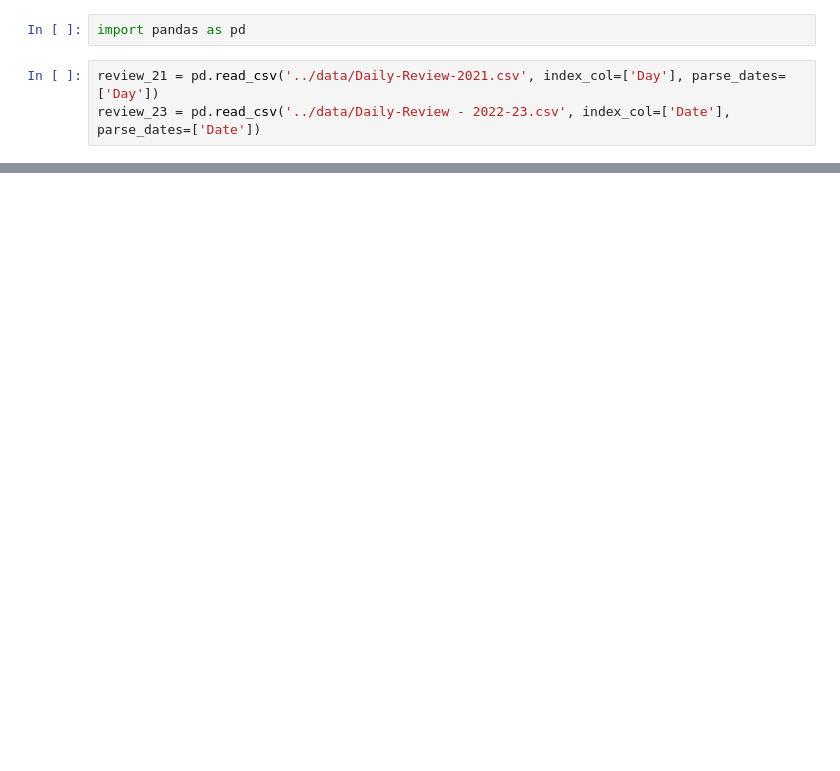
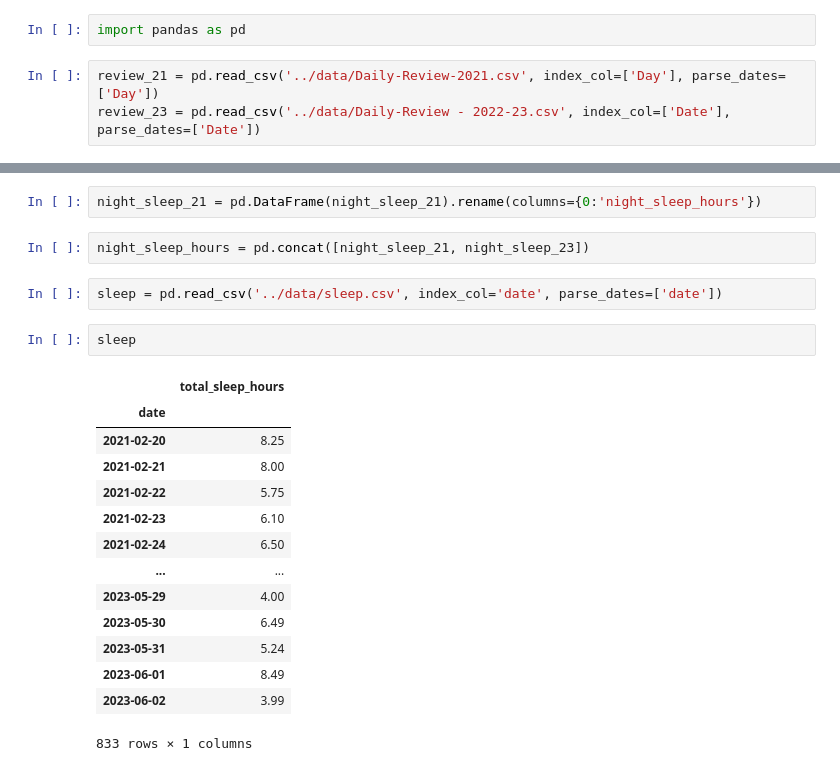
Before and after one commit to zqTheDesigner/productivity-analytics, a Jupyter notebook: notebooks/1.0-preprocess.ipynb, the cells around one changed output, grey strips where cells are left out. Cells and saved outputs as stored; diff of their text form; blank space fills up the shorter version.

```diff
--- a/notebooks/1.0-preprocess.ipynb
+++ b/notebooks/1.0-preprocess.ipynb
@@ -26,0 +41,23 @@ total_sleep_hours
+# %%
+night_sleep_21 = pd.DataFrame(night_sleep_21).rename(columns={0:'night_sleep_hours'})
+# %%
+night_sleep_hours = pd.concat([night_sleep_21, night_sleep_23])
+# %%
+sleep = pd.read_csv('../data/sleep.csv', index_col='date', parse_dates=['date'])
+# %%
+sleep
+# %% [output]
+|  | total_sleep_hours |
+| date |  |
+| 2021-02-20 | 8.25 |
+| 2021-02-21 | 8.00 |
+| 2021-02-22 | 5.75 |
+| 2021-02-23 | 6.10 |
+| 2021-02-24 | 6.50 |
+| ... | ... |
+| 2023-05-29 | 4.00 |
+| 2023-05-30 | 6.49 |
+| 2023-05-31 | 5.24 |
+| 2023-06-01 | 8.49 |
+| 2023-06-02 | 3.99 |
+833 rows × 1 columns
```
Also changed, not shown: parts of 9 cells of this notebook, 4 other files.
